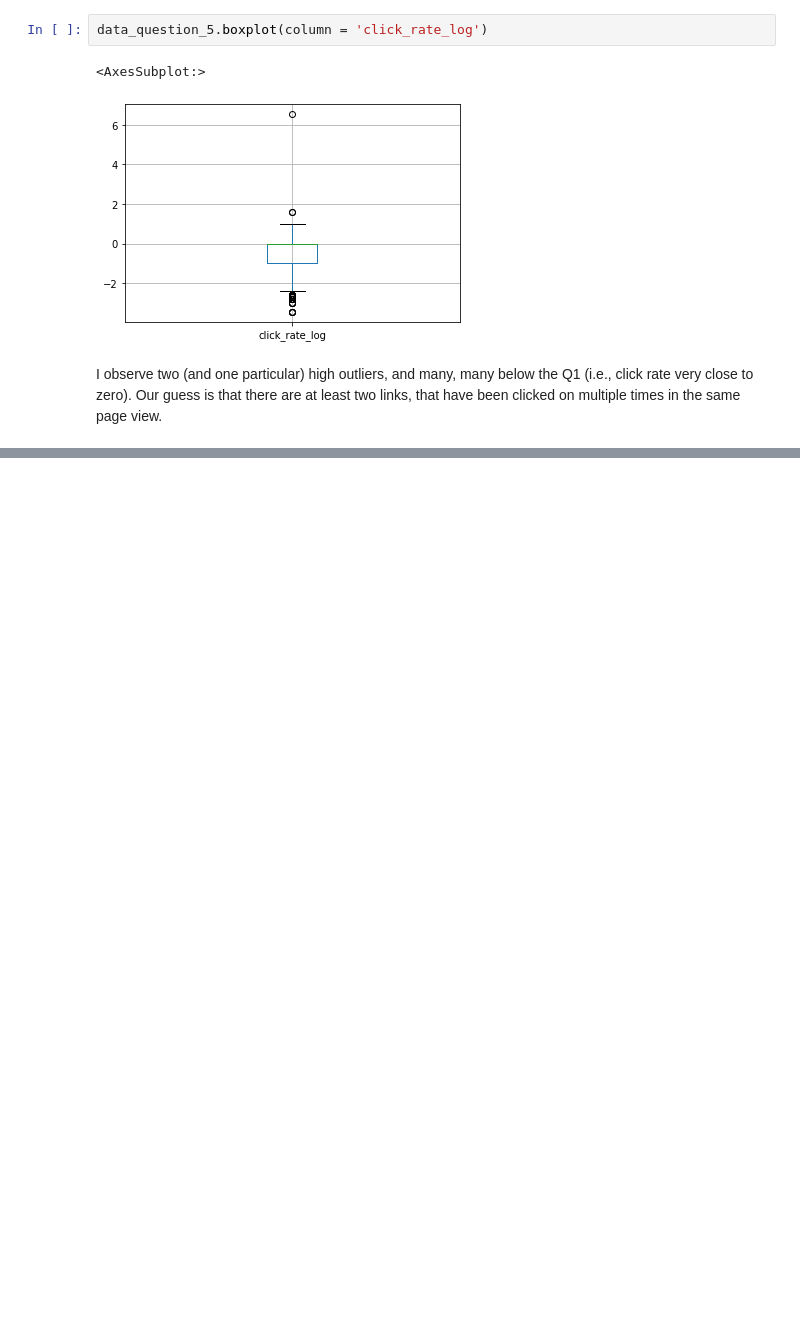
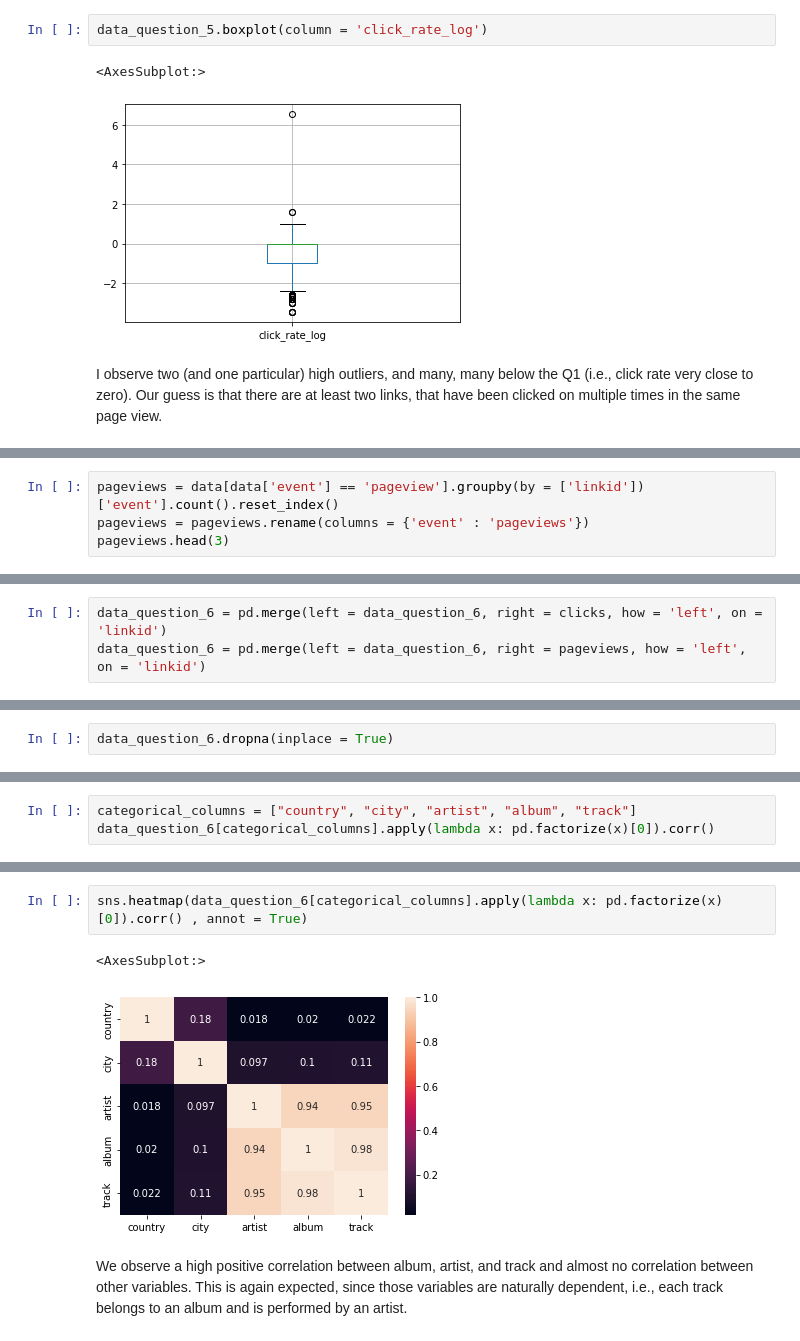
Before and after one commit to tugceturkkal/Data-Projects, a Jupyter notebook: Website Traffic Analysis.ipynb, the cells around one changed output, grey strips where cells are left out. Saved outputs shown, nothing was run; the diff lists cells and outputs as text; blank space fills up the shorter version.

```diff
--- a/Website Traffic Analysis.ipynb
+++ b/Website Traffic Analysis.ipynb
@@ -290,0 +321,4 @@ I observe two (and one particular) high outliers, and many, many below the Q1 (i
+# %%
+pageviews = data[data['event'] == 'pageview'].groupby(by = ['linkid'])['event'].count().reset_index()
+pageviews = pageviews.rename(columns = {'event' : 'pageviews'})
+pageviews.head(3)
@@ -290,0 +330,3 @@ I observe two (and one particular) high outliers, and many, many below the Q1 (i
+# %%
+data_question_6 = pd.merge(left = data_question_6, right = clicks, how = 'left', on = 'linkid')
+data_question_6 = pd.merge(left = data_question_6, right = pageviews, how = 'left', on = 'linkid')
@@ -290,0 +364,2 @@ I observe two (and one particular) high outliers, and many, many below the Q1 (i
+# %%
+data_question_6.dropna(inplace = True)
@@ -290,0 +399,3 @@ I observe two (and one particular) high outliers, and many, many below the Q1 (i
+# %%
+categorical_columns = ["country", "city", "artist", "album", "track"]
+data_question_6[categorical_columns].apply(lambda x: pd.factorize(x)[0]).corr()
@@ -290,0 +409,7 @@ I observe two (and one particular) high outliers, and many, many below the Q1 (i
+# %%
+sns.heatmap(data_question_6[categorical_columns].apply(lambda x: pd.factorize(x)[0]).corr() , annot = True)
+# %% [output]
+<AxesSubplot:>
+[figure, added]
+# %% [markdown]
+We observe a high positive correlation between album, artist, and track and almost no correlation between other variables. This is again expected, since those variables are naturally dependent, i.e., each track belongs to an album and is performed by an artist.
```
Also changed, not shown: parts of 15 cells of this notebook.
